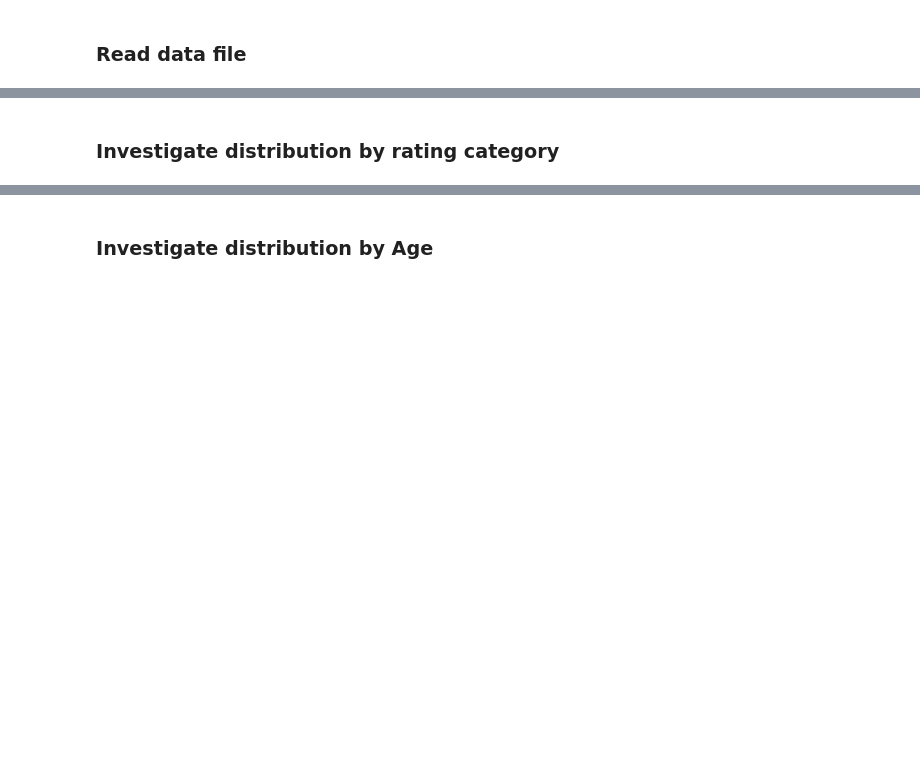
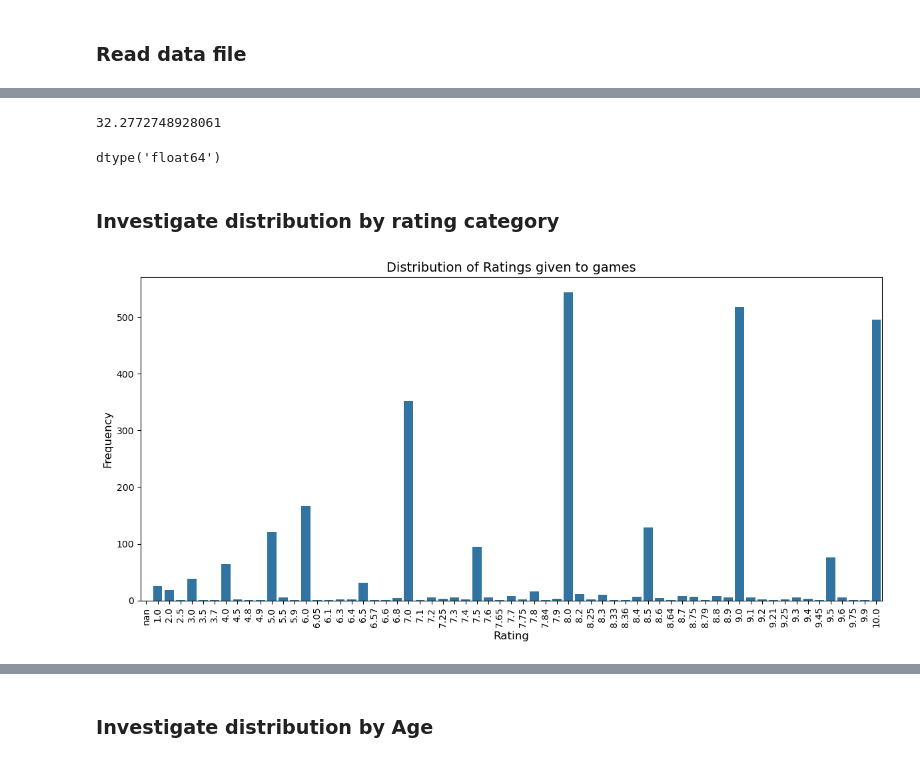
Before and after one commit to ABF-QC/Module3_Project2_solo, a Jupyter notebook: notebook/EDA.ipynb, the cells around one changed output, grey strips where cells are left out. Drawn from its saved outputs; the diff is of its cells as text; code cells hidden in the pictures; blank space fills up the shorter version.

```diff
--- a/notebook/EDA.ipynb
+++ b/notebook/EDA.ipynb
@@ -26,5 +25,5 @@ import matplotlib.pyplot as plt
 # %% [markdown]
 ### Read data file
 # %%
-df = pd.read_excel('')
+df = pd.read_csv('/Users/AlexandreRioux/Desktop/games_comments_clean.csv')
 df
@@ -31,18 +64,28 @@ df
+# %%
+df['rating'].isna().mean() * 100
+# %% [output]
+32.2772748928061
+# %%
+df['rating'].dtype
+# %% [output]
+dtype('float64')
 # %% [markdown]
 ### Investigate distribution by rating category
 # %%
+max_rating = df['rating'].max()
+min_rating = df['rating'].min()
 
-max_rating = df['Rating'].max()
-min_rating = df['Rating'].min()
+col = 'rating'
 
-col = 'Rating'
+fig = plt.figure(figsize=(12,6))
+ax = sns.countplot(data=df, x=col, order=sorted(df['rating'].unique()))
 
-# Create the figure and adjust its size
-fig = plt.fig(figsize=(12,4))
-
-ax = sns.countplot(data=df,x=col, order=list(range(min_rating, max_rating+1)))
-
-# Set Title
-ax.set_title(f'Count by {col} category')
-
+# Configuring Plot
+ax.set_title('Distribution of Ratings given to games', fontsize=14)
+ax.set_xlabel('Rating', fontsize=12)
+ax.set_ylabel('Frequency', fontsize=12)
+plt.xticks(rotation=90)
+plt.tight_layout()
 plt.show()
+# %% [output]
+[figure, added]
```
Also changed, not shown: parts of 35 cells of this notebook.
